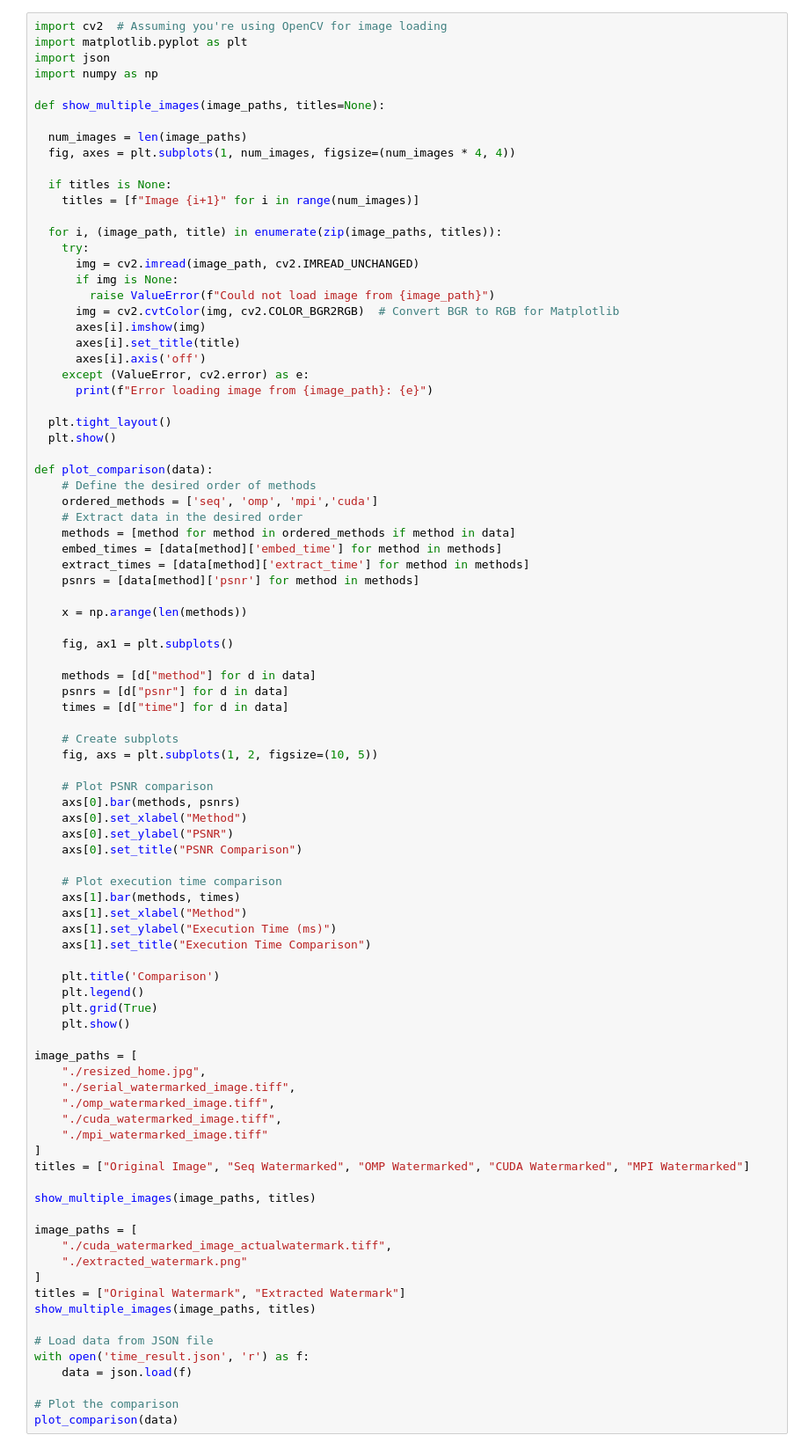
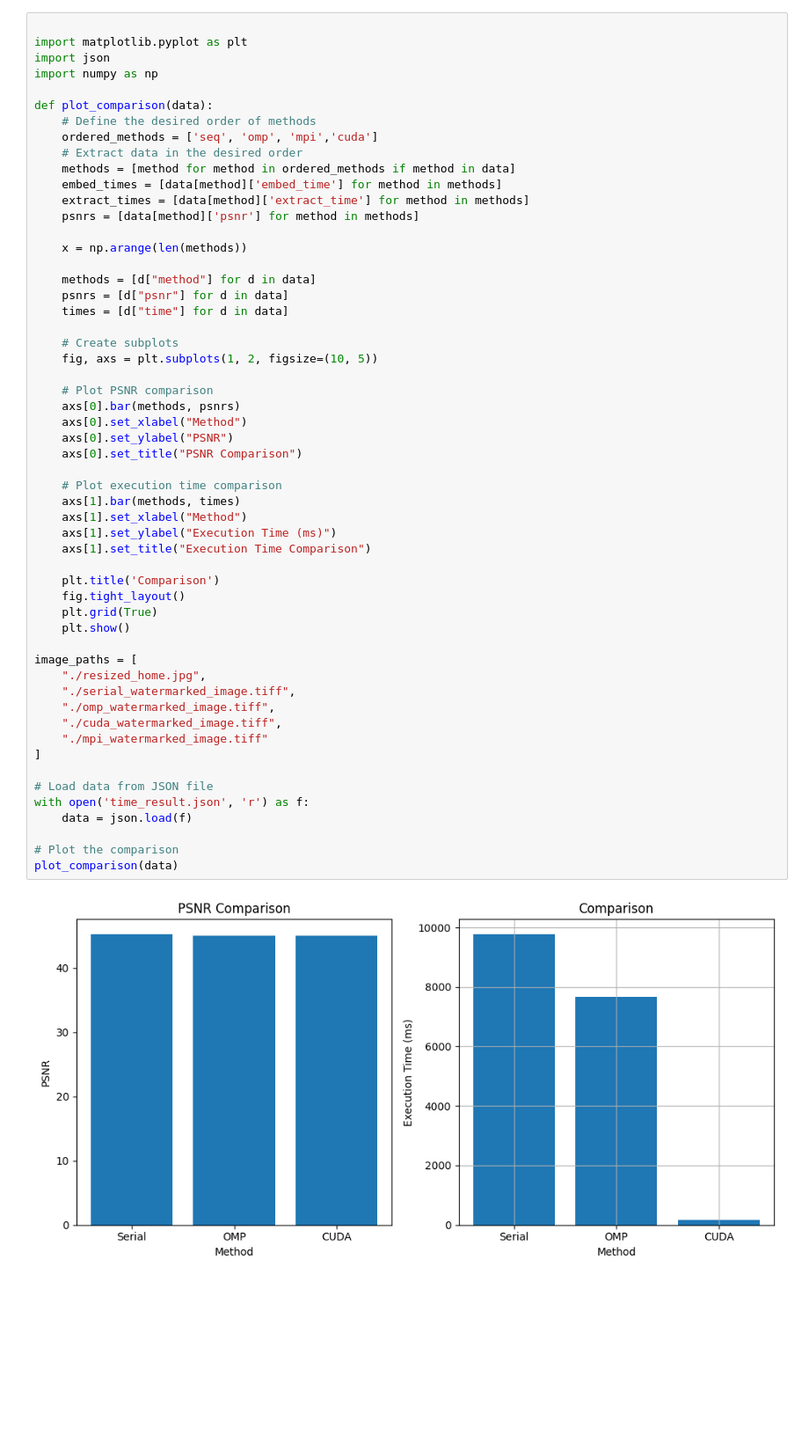
Before and after one commit to LimTienAu/DWTSVD_Watermarking, a Jupyter notebook: DWTSVD_Watermarking/DSPC_main.ipynb, the cells around one changed output. Shown at 88% size. Saved outputs shown, nothing was run; the diff lists cells and outputs as text; blank space fills up the shorter version.

```diff
--- a/DWTSVD_Watermarking/DSPC_main.ipynb
+++ b/DWTSVD_Watermarking/DSPC_main.ipynb
@@ -58,31 +211,8 @@ New record has been appended to time_result.json
 # %%
-import cv2  # Assuming you're using OpenCV for image loading
+
 import matplotlib.pyplot as plt
 import json
 import numpy as np
-
-def show_multiple_images(image_paths, titles=None):
-
-  num_images = len(image_paths)
-  fig, axes = plt.subplots(1, num_images, figsize=(num_images * 4, 4))
-
-  if titles is None:
-    titles = [f"Image {i+1}" for i in range(num_images)]
-
-  for i, (image_path, title) in enumerate(zip(image_paths, titles)):
-    try:
-      img = cv2.imread(image_path, cv2.IMREAD_UNCHANGED)
-      if img is None:
-        raise ValueError(f"Could not load image from {image_path}")
-      img = cv2.cvtColor(img, cv2.COLOR_BGR2RGB)  # Convert BGR to RGB for Matplotlib
-      axes[i].imshow(img)
-      axes[i].set_title(title)
-      axes[i].axis('off')
-    except (ValueError, cv2.error) as e:
-      print(f"Error loading image from {image_path}: {e}")
-
-  plt.tight_layout()
-  plt.show()
 
 def plot_comparison(data):
     # Define the desired order of methods
@@ -94,8 +224,6 @@ def plot_comparison(data):
     psnrs = [data[method]['psnr'] for method in methods]
 
     x = np.arange(len(methods))
-
-    fig, ax1 = plt.subplots()
 
     methods = [d["method"] for d in data]
     psnrs = [d["psnr"] for d in data]
@@ -108,41 +236,32 @@ def plot_comparison(data):
     axs[0].bar(methods, psnrs)
     axs[0].set_xlabel("Method")
     axs[0].set_ylabel("PSNR")
     axs[0].set_title("PSNR Comparison")
 
     # Plot execution time comparison
     axs[1].bar(methods, times)
     axs[1].set_xlabel("Method")
     axs[1].set_ylabel("Execution Time (ms)")
     axs[1].set_title("Execution Time Comparison")
 
     plt.title('Comparison')
-    plt.legend()
+    fig.tight_layout()
     plt.grid(True)
     plt.show()
 
 image_paths = [
     "./resized_home.jpg",
     "./serial_watermarked_image.tiff",
     "./omp_watermarked_image.tiff",
     "./cuda_watermarked_image.tiff",
     "./mpi_watermarked_image.tiff"
 ]
-titles = ["Original Image", "Seq Watermarked", "OMP Watermarked", "CUDA Watermarked", "MPI Watermarked"]
-
-show_multiple_images(image_paths, titles)
-
-image_paths = [
-    "./cuda_watermarked_image_actualwatermark.tiff",
-    "./extracted_watermark.png"
-]
-titles = ["Original Watermark", "Extracted Watermark"]
-show_multiple_images(image_paths, titles)
 
 # Load data from JSON file
 with open('time_result.json', 'r') as f:
     data = json.load(f)
 
 # Plot the comparison
 plot_comparison(data)
 # %% [output]
+[figure, new version]
```
Also changed, not shown: parts of 5 cells of this notebook, 59 other files.
